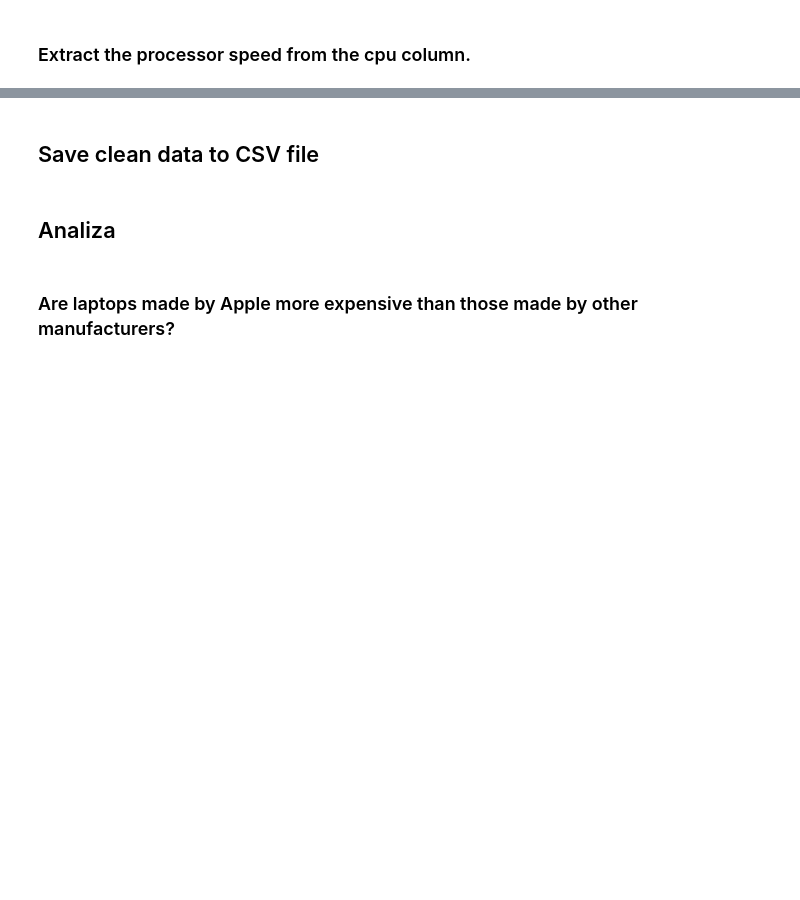
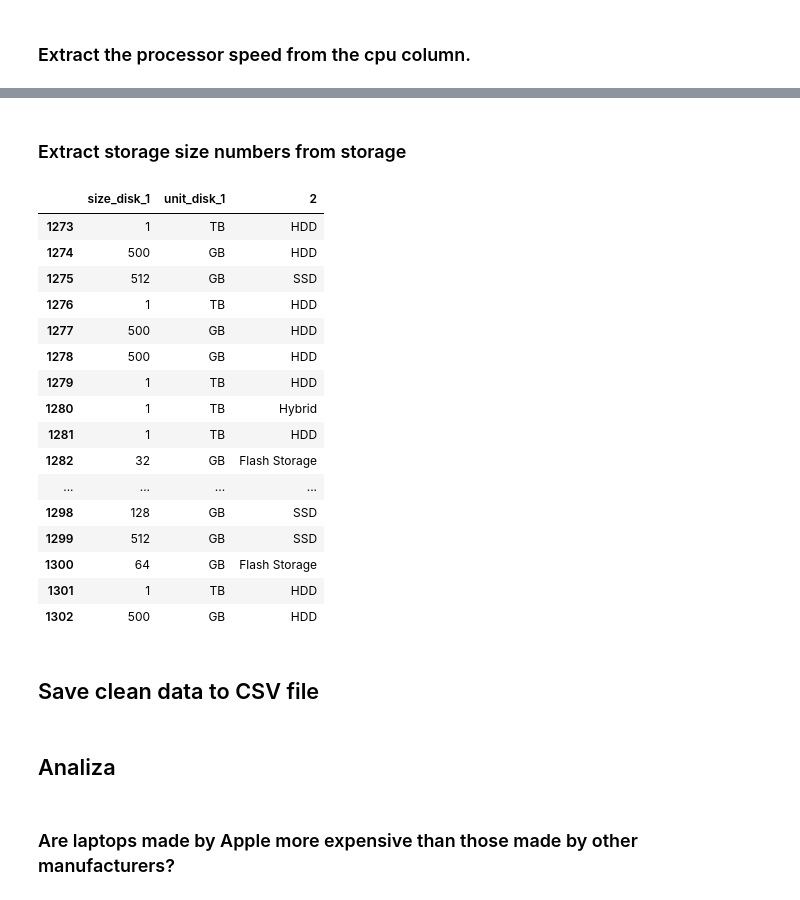
Before and after one commit to mihajlov123/python-analitika-notes, a Jupyter notebook: Del_04_Priprava_in_čiščenje_podatkov/04_Priprava_in_čiščenje_podatkov_CLEAN.ipynb, the cells around one changed output, grey strips where cells are left out. Drawn from its saved outputs; the diff is of its cells as text; code cells hidden in the pictures; blank space fills up the shorter version.

```diff
--- a/Del_04_Priprava_in_čiščenje_podatkov/04_Priprava_in_čiščenje_podatkov_CLEAN.ipynb
+++ b/Del_04_Priprava_in_čiščenje_podatkov/04_Priprava_in_čiščenje_podatkov_CLEAN.ipynb
@@ -321,2 +546,29 @@ zenbook_model = 'ZenBook UX305CA-UBM1'
+# %% [markdown]
+### Extract storage size numbers from storage
+# %%
+# https://regexr.com/ -> orodje za pisanje regexov
+laptops["storage"].unique()
+storage_regex = "(?P<size_disk_1>\d+)(?P<unit_disk_1>[T,G]B)\s*([\w\s+]+)"
+laptops["storage"].str.extract(storage_regex).tail(30)
+
+# laptops["storage_type"]
+# %% [output]
+|  | size_disk_1 | unit_disk_1 | 2 |
+| 1273 | 1 | TB | HDD |
+| 1274 | 500 | GB | HDD |
+| 1275 | 512 | GB | SSD |
+| 1276 | 1 | TB | HDD |
+| 1277 | 500 | GB | HDD |
+| 1278 | 500 | GB | HDD |
+| 1279 | 1 | TB | HDD |
+| 1280 | 1 | TB | Hybrid |
+| 1281 | 1 | TB | HDD |
+| 1282 | 32 | GB | Flash Storage |
+| ... | ... | ... | ... |
+| 1298 | 128 | GB | SSD |
+| 1299 | 512 | GB | SSD |
+| 1300 | 64 | GB | Flash Storage |
+| 1301 | 1 | TB | HDD |
+| 1302 | 500 | GB | HDD |
 # %% [markdown]
 ## Save clean data to CSV file
```
Also changed, not shown: parts of 73 cells of this notebook, 2 other files.
